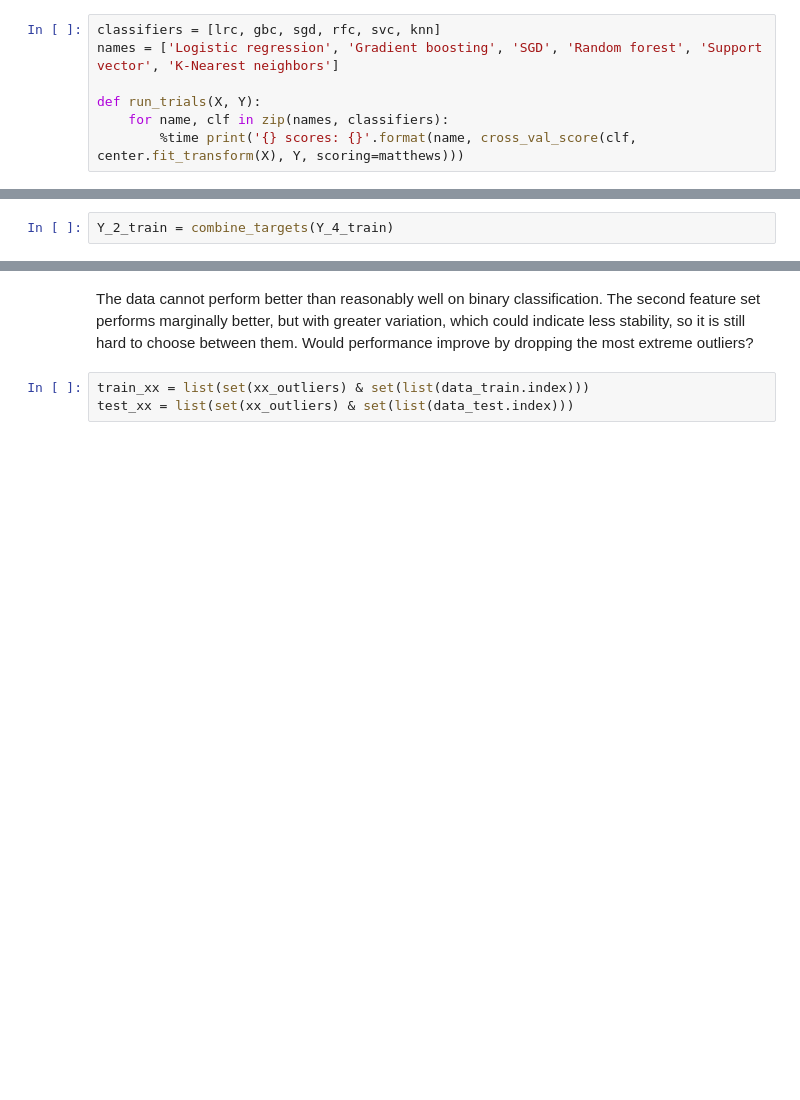
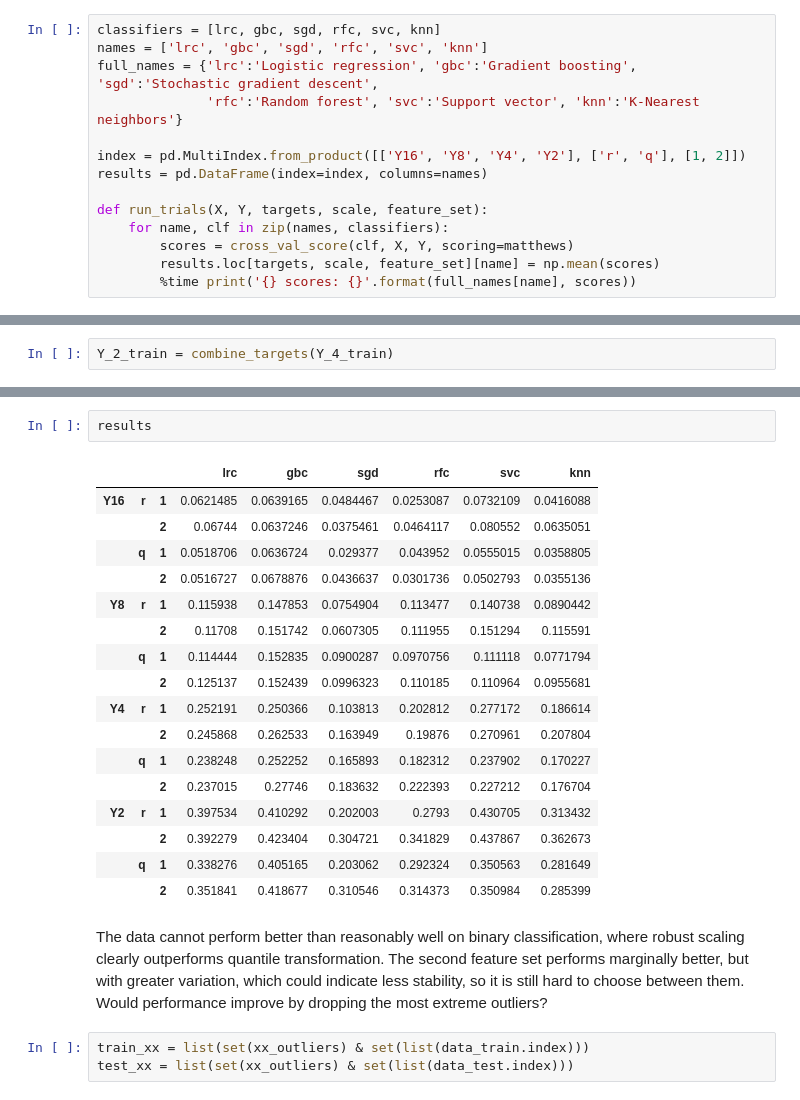
Before and after one commit to vincegiorno/drug_deaths, a Jupyter notebook: drug_deaths.ipynb, the cells around one changed output, grey strips where cells are left out. Drawn from its saved outputs; the diff is of its cells as text; blank space fills up the shorter version.

Commit message:
make trial runs store results in dataframes

```diff
--- a/drug_deaths.ipynb
+++ b/drug_deaths.ipynb
@@ -652,9 +652,16 @@ rfc = RandomForestClassifier(class_weight='balanced')
 svc = SVC(class_weight='balanced')
 # %%
 classifiers = [lrc, gbc, sgd, rfc, svc, knn]
-names = ['Logistic regression', 'Gradient boosting', 'SGD', 'Random forest', 'Support vector', 'K-Nearest neighbors']
+names = ['lrc', 'gbc', 'sgd', 'rfc', 'svc', 'knn']
+full_names = {'lrc':'Logistic regression', 'gbc':'Gradient boosting', 'sgd':'Stochastic gradient descent',
+              'rfc':'Random forest', 'svc':'Support vector', 'knn':'K-Nearest neighbors'}
 
-def run_trials(X, Y):
+index = pd.MultiIndex.from_product([['Y16', 'Y8', 'Y4', 'Y2'], ['r', 'q'], [1, 2]])
+results = pd.DataFrame(index=index, columns=names)
+
+def run_trials(X, Y, targets, scale, feature_set):
     for name, clf in zip(names, classifiers):
-        %time print('{} scores: {}'.format(name, cross_val_score(clf, center.fit_transform(X), Y, scoring=matthews)))
+        scores = cross_val_score(clf, X, Y, scoring=matthews)
+        results.loc[targets, scale, feature_set][name] = np.mean(scores)
+        %time print('{} scores: {}'.format(full_names[name], scores))
 # %%
@@ -954,5 +1112,25 @@ Wall time: 101 ms
+# %%
+results
+# %% [output]
+|  |  |  | lrc | gbc | sgd | rfc | svc | knn |
+| Y16 | r | 1 | 0.0621485 | 0.0639165 | 0.0484467 | 0.0253087 | 0.0732109 | 0.0416088 |
+|  |  | 2 | 0.06744 | 0.0637246 | 0.0375461 | 0.0464117 | 0.080552 | 0.0635051 |
+|  | q | 1 | 0.0518706 | 0.0636724 | 0.029377 | 0.043952 | 0.0555015 | 0.0358805 |
+|  |  | 2 | 0.0516727 | 0.0678876 | 0.0436637 | 0.0301736 | 0.0502793 | 0.0355136 |
+| Y8 | r | 1 | 0.115938 | 0.147853 | 0.0754904 | 0.113477 | 0.140738 | 0.0890442 |
+|  |  | 2 | 0.11708 | 0.151742 | 0.0607305 | 0.111955 | 0.151294 | 0.115591 |
+|  | q | 1 | 0.114444 | 0.152835 | 0.0900287 | 0.0970756 | 0.111118 | 0.0771794 |
+|  |  | 2 | 0.125137 | 0.152439 | 0.0996323 | 0.110185 | 0.110964 | 0.0955681 |
+| Y4 | r | 1 | 0.252191 | 0.250366 | 0.103813 | 0.202812 | 0.277172 | 0.186614 |
+|  |  | 2 | 0.245868 | 0.262533 | 0.163949 | 0.19876 | 0.270961 | 0.207804 |
+|  | q | 1 | 0.238248 | 0.252252 | 0.165893 | 0.182312 | 0.237902 | 0.170227 |
+|  |  | 2 | 0.237015 | 0.27746 | 0.183632 | 0.222393 | 0.227212 | 0.176704 |
+| Y2 | r | 1 | 0.397534 | 0.410292 | 0.202003 | 0.2793 | 0.430705 | 0.313432 |
+|  |  | 2 | 0.392279 | 0.423404 | 0.304721 | 0.341829 | 0.437867 | 0.362673 |
+|  | q | 1 | 0.338276 | 0.405165 | 0.203062 | 0.292324 | 0.350563 | 0.281649 |
+|  |  | 2 | 0.351841 | 0.418677 | 0.310546 | 0.314373 | 0.350984 | 0.285399 |
 # %% [markdown]
-The data cannot perform better than reasonably well on binary classification. The second feature set performs marginally better, but with greater variation, which could indicate less stability, so it is still hard to choose between them. Would performance improve by dropping the most extreme outliers?
+The data cannot perform better than reasonably well on binary classification, where robust scaling clearly outperforms quantile transformation. The second feature set performs marginally better, but with greater variation, which could indicate less stability, so it is still hard to choose between them. Would performance improve by dropping the most extreme outliers?
 # %%
 train_xx = list(set(xx_outliers) & set(list(data_train.index)))
 test_xx = list(set(xx_outliers) & set(list(data_test.index)))
```
Also changed, not shown: parts of 43 cells of this notebook.
